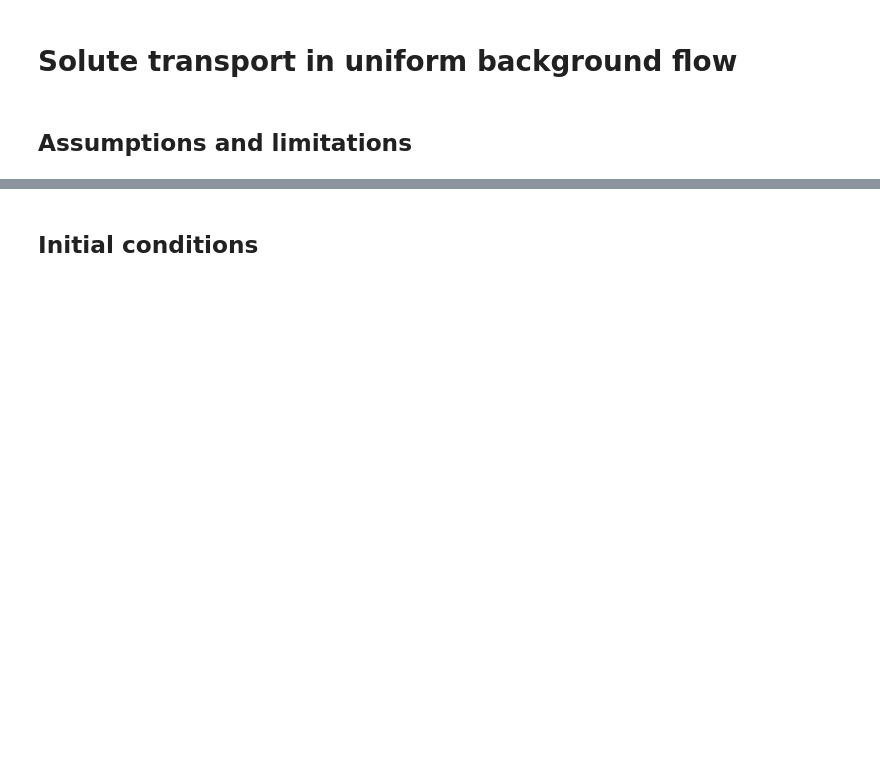
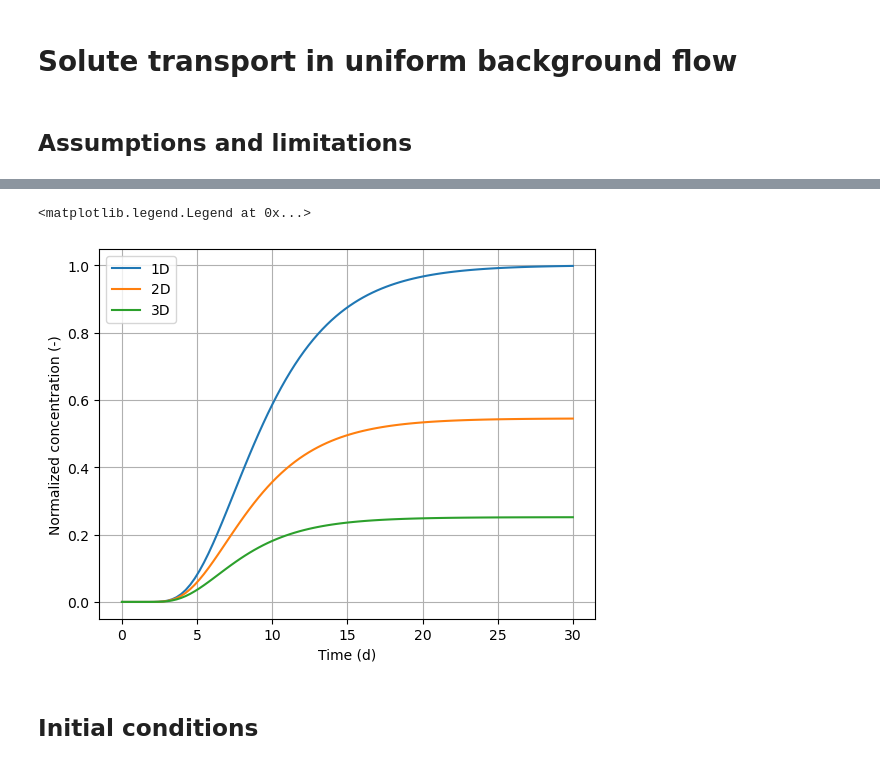
Before and after one commit to cneyens/adepy, a Jupyter notebook: doc/examples/00_uniform_overview.ipynb, the cells around one changed output, grey strips where cells are left out. Saved outputs shown, nothing was run; the diff lists cells and outputs as text; code cells hidden in the pictures; blank space fills up the shorter version.

Commit message:
overview uniform flow example

```diff
--- a/doc/examples/00_uniform_overview.ipynb
+++ b/doc/examples/00_uniform_overview.ipynb
@@ -11,3 +14,46 @@ import matplotlib.pyplot as plt
+# %%
+from adepy.uniform import patchi, stripi, seminf1
+
+B = 10 # aquifer thickness, m
+v = 1 # m/d
+al = 1
+ah = 0.1
+av = 0.01
+c0 = 1
+
+# source geometry
+y1 = -1
+y2 = 1
+z1 = -0.25
+z2 = 0.25
+
+# observation point
+x = 10
+y = 0
+z = 0
+
+t = np.linspace(0.01, 30, 100)
+
+# 1D
+c1d = seminf1(c0, x, t, v, al)
+
+# 2D
+c2d = stripi(c0, x, y, t, v, al, ah, y1, y2)
+
+# 3D
+c3d = patchi(c0, x, y, z, t, v, ah, al, av, y1, y2, z1, z2)
+
+plt.plot(t, c1d / c0, label = '1D')
+plt.plot(t, c2d / c0, label = '2D')
+plt.plot(t, c3d / c0, label = '3D')
+
+plt.xlabel('Time (d)')
+plt.ylabel('Normalized concentration (-)')
+plt.grid()
+plt.legend()
+# %% [output]
+<matplotlib.legend.Legend at 0x...>
+[figure, added]
 # %% [markdown]
 ## Initial conditions
 # %% [markdown]
```
Also changed, not shown: parts of 3 cells of this notebook.
